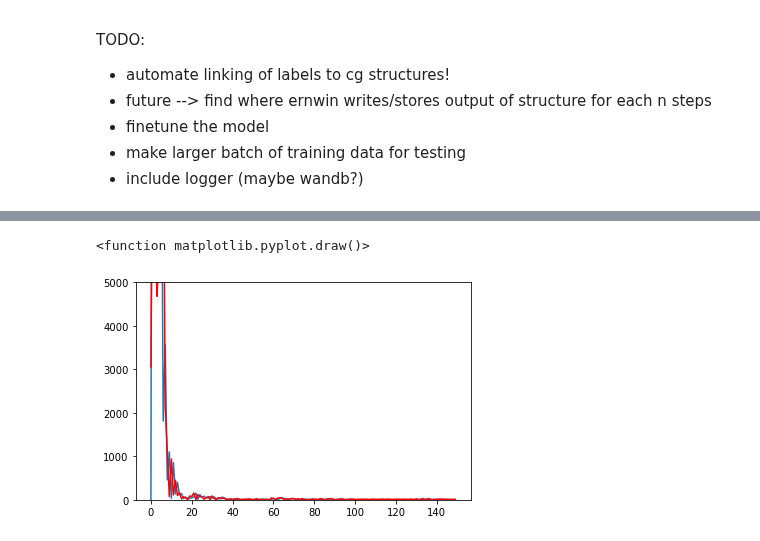
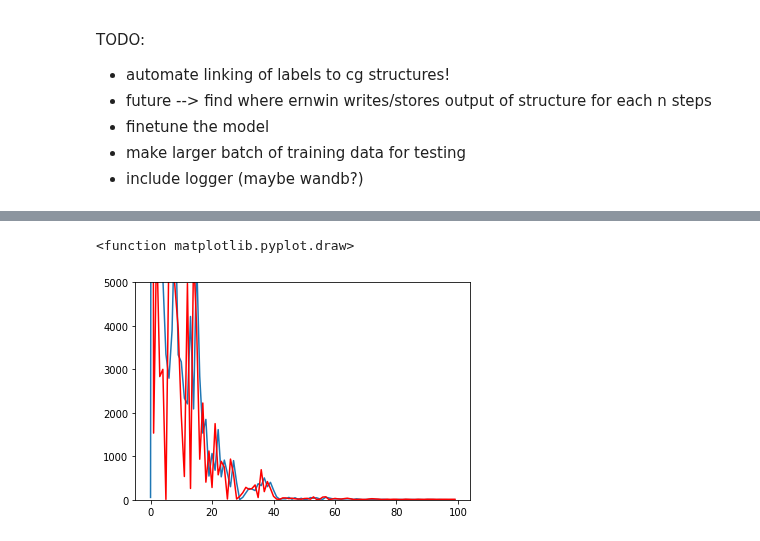
Before and after one commit to milang9/3d_classifier, a Jupyter notebook: 3d_classifier.ipynb, the cells around one changed output, grey strips where cells are left out. Cells and saved outputs as stored; diff of their text form; code cells hidden in the pictures.

Commit message:
start of data collection

```diff
--- a/3d_classifier.ipynb
+++ b/3d_classifier.ipynb
@@ -190,7 +215,9 @@ print(ls)
 #Dataloading
 import dgl.dataloading as dtl
 
-b_size = 2
+b_size = 3
+
+#load from cg files directly
 
 training_dir = "./training_set"
 
@@ -199,6 +226,9 @@ training_dataset = CGDataset(training_dir)
 #graph, label = dataset[0]
 #print(graph, label)
 
+#load from .dgl file
+#training_dataset = dgl.data.DGLDataset.load("training_cg_graphs.dgl")
+
 #add randomisation as in Defining Data Loader from https://docs.dgl.ai/tutorials/blitz/5_graph_classification.html
 train_dataloader = dtl.pytorch.GraphDataLoader(training_dataset, batch_size=b_size, shuffle=True)
 # %%
@@ -259,8 +289,7 @@ class CG_Classifier(th.nn.Module):
         return self.classify(tcw_mean)
 # %%
 #Training
-#TODO: figure out the loss function
-#       build a deeper neural network and how to pool
+#TODO:  build a deeper neural network and how to pool
 #       tinker with hyperparameters
 
 model = CG_Classifier(
@@ -272,7 +301,7 @@ model = CG_Classifier(
 opt = th.optim.Adam(model.parameters(), lr=0.1)
 model.train()
 
-epochs = 150
+epochs = 100
 
 #temp val setup --> use dataloader for larger set
 val_losses = []
@@ -285,14 +314,30 @@ epoch_losses = []
 for epoch in range(epochs):
     epoch_loss = 0
 
-    for iter, (batch, batch_labels) in enumerate(train_dataloader):
-        batch_loss = th.tensor(0.0, dtype=th.float32)
+    for iter, (batched_graph, batch_labels) in enumerate(train_dataloader):
+        """
+        batch_loss = []#th.tensor(0.0, dtype=th.float32)
         for i, batched_g in enumerate(dgl.unbatch(batch)): #use another method? see https://docs.dgl.ai/guide/training-graph.html#computation-on-a-batched-graph
             prediction = model(batched_g)
-            batch_loss += F.smooth_l1_loss(prediction, batch_labels[i]) #F.cross_entropy(prediction, label) #th.abs((prediction - label))
+            batch_loss.append(F.smooth_l1_loss(prediction, batch_labels[i])) #F.cross_entropy(prediction, label) #th.abs((prediction - label))
 
         #using the mean of all losses of a single batch for backpropagation
-        loss = batch_loss/b_size
+        print(batch_loss)
+        batch_loss = th.tensor(batch_loss)
+        print(batch_loss)
+        loss = th.mean(batch_loss) #batch_loss/b_size
+        """
+        #use the batched graphs directly for training --> returns for one batch only one tensor..
+        #treat each graph seperately; is there a better solution, that uses a batch better?
+        l = []
+        for graph in dgl.unbatch(batched_graph):
+          pred = model(graph)
+          l.append(pred)
+
+        logits = th.cat(l)
+
+        #logits = model(batched_g)
+        loss = F.smooth_l1_loss(logits, batch_labels, reduction='mean')
 
         opt.zero_grad()
         loss.backward()
@@ -304,11 +349,11 @@ for epoch in range(epochs):
 
     #val setup
     val_pred = model(val_graph)
-    val_loss = F.smooth_l1_loss(val_pred, val_label)
-    val_losses.append(val_loss.detach().item())
+    val_loss = F.smooth_l1_loss(val_pred, val_label) #th.abs(th.sub(val_pred, val_label))#
+    val_losses.append(val_loss.item())
 
-    if epoch % 5 == 0 or epoch == epochs-1:
-        print("Epoch {}: Training loss {:.4f}, Validation loss {:.4f}".format(epoch, epoch_loss, val_loss))
+    if epoch % 5 == 0:
+        print("Epoch {}: Training loss {:.4f}, Validation loss {:.4f}".format(epoch, epoch_loss, val_loss.item()))
 
 #plot the training run
 plt.plot(epoch_losses)
@@ -336,5 +384,5 @@ Epoch 149: Training loss 5.4689, Validation loss 9.5696
-<function matplotlib.pyplot.draw()>
+<function matplotlib.pyplot.draw>
-[figure, old version]
+[figure, new version]
 # %%
 #Test with 1ehz.cg
 
```
Also changed, not shown: parts of 5 cells of this notebook, 11 other files.
